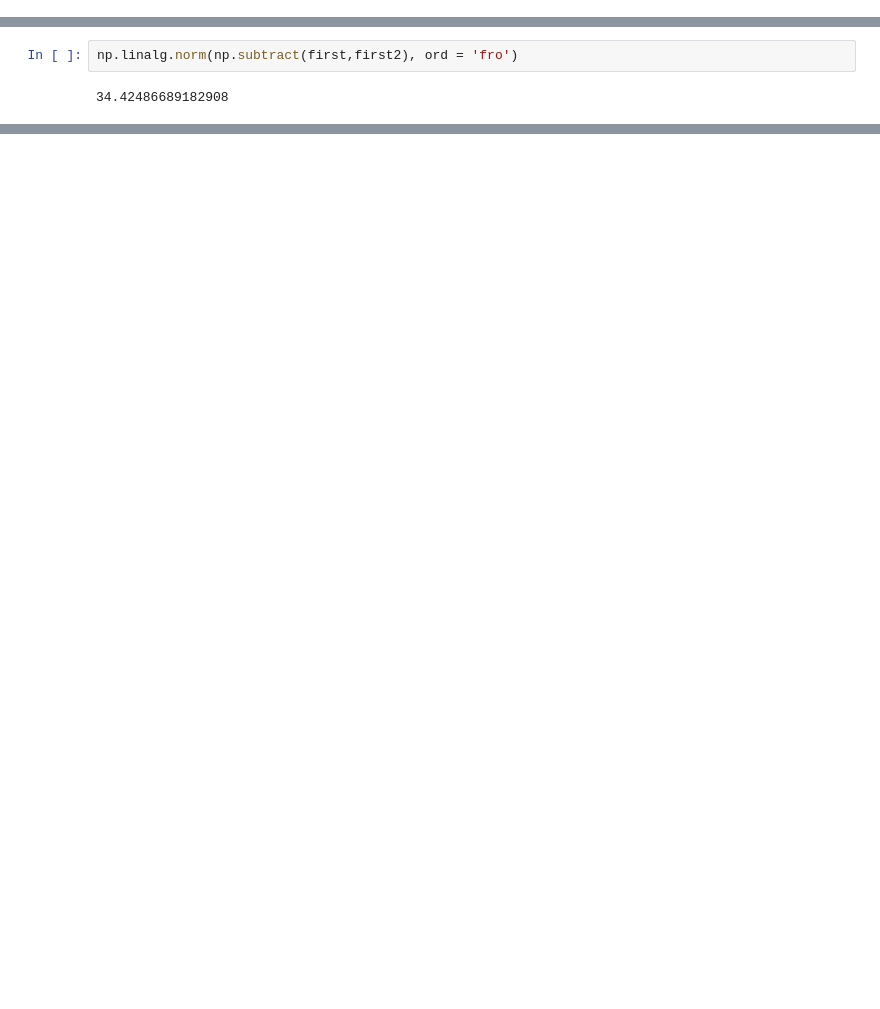
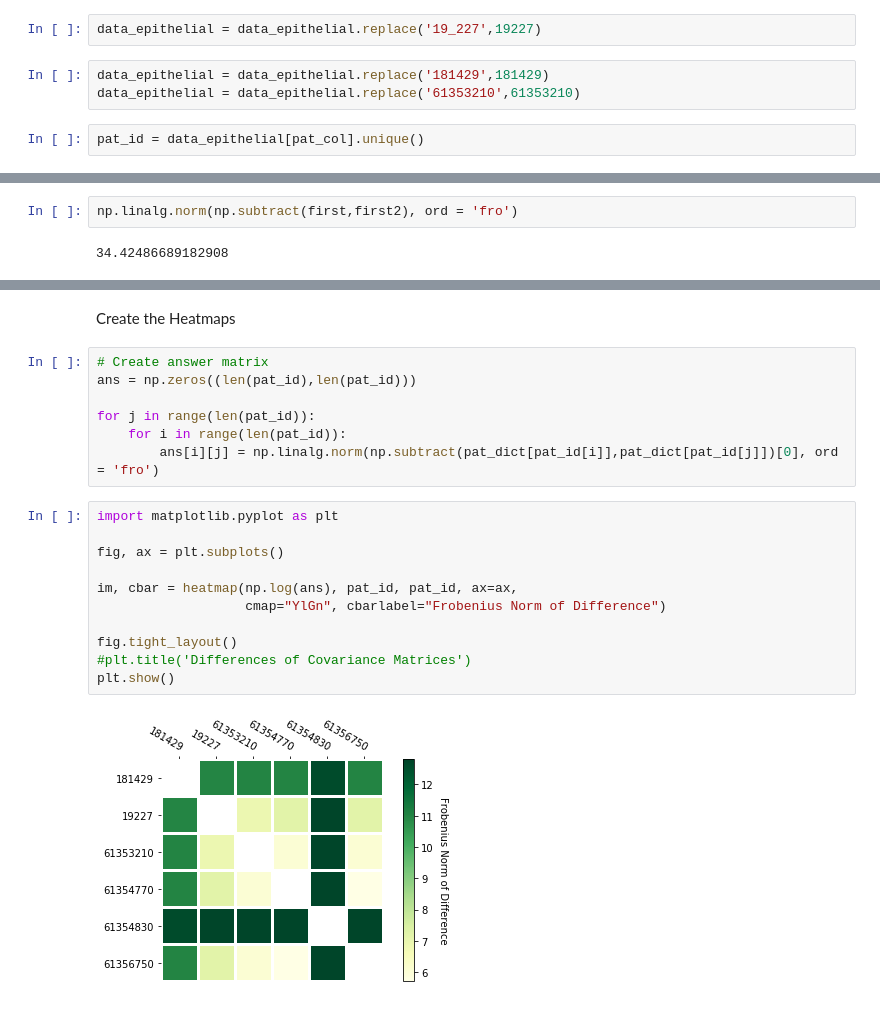
Before and after one commit to elisawarner/BIOINF590_Code, a Jupyter notebook: Elisa_Similarity_Score.ipynb, the cells around one changed output, grey strips where cells are left out. Drawn from its saved outputs; the diff is of its cells as text; blank space fills up the shorter version.

Commit message:
Created heatmaps of distances

```diff
--- a/Elisa_Similarity_Score.ipynb
+++ b/Elisa_Similarity_Score.ipynb
@@ -65,3 +61,10 @@ print(len(pat_id))
+# %%
+data_epithelial = data_epithelial.replace('19_227',19227)
+# %%
+data_epithelial = data_epithelial.replace('181429',181429)
+data_epithelial = data_epithelial.replace('61353210',61353210)
+# %%
+pat_id = data_epithelial[pat_col].unique()
 # %%
 # Partition matrices
 pat_dict = {}
@@ -180,0 +362,22 @@ np.linalg.norm(np.subtract(first,first2), ord = 'fro')
+# %% [markdown]
+Create the Heatmaps
+# %%
+# Create answer matrix
+ans = np.zeros((len(pat_id),len(pat_id)))
+
+for j in range(len(pat_id)):
+    for i in range(len(pat_id)):
+        ans[i][j] = np.linalg.norm(np.subtract(pat_dict[pat_id[i]],pat_dict[pat_id[j]])[0], ord = 'fro')
+# %%
+import matplotlib.pyplot as plt
+
+fig, ax = plt.subplots()
+
+im, cbar = heatmap(np.log(ans), pat_id, pat_id, ax=ax,
+                   cmap="YlGn", cbarlabel="Frobenius Norm of Difference")
+
+fig.tight_layout()
+#plt.title('Differences of Covariance Matrices')
+plt.show()
+# %% [output]
+[figure, added]
```
Also changed, not shown: parts of 42 cells of this notebook.
